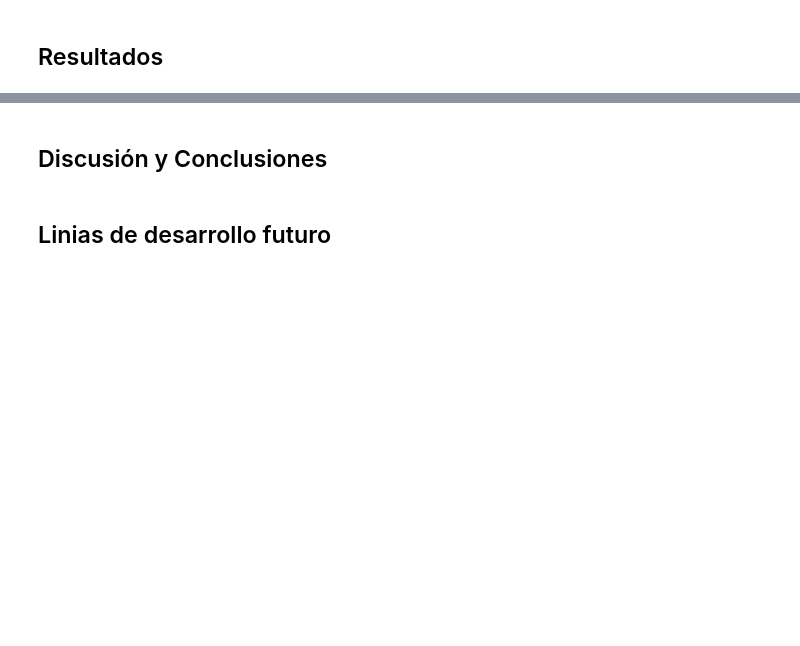
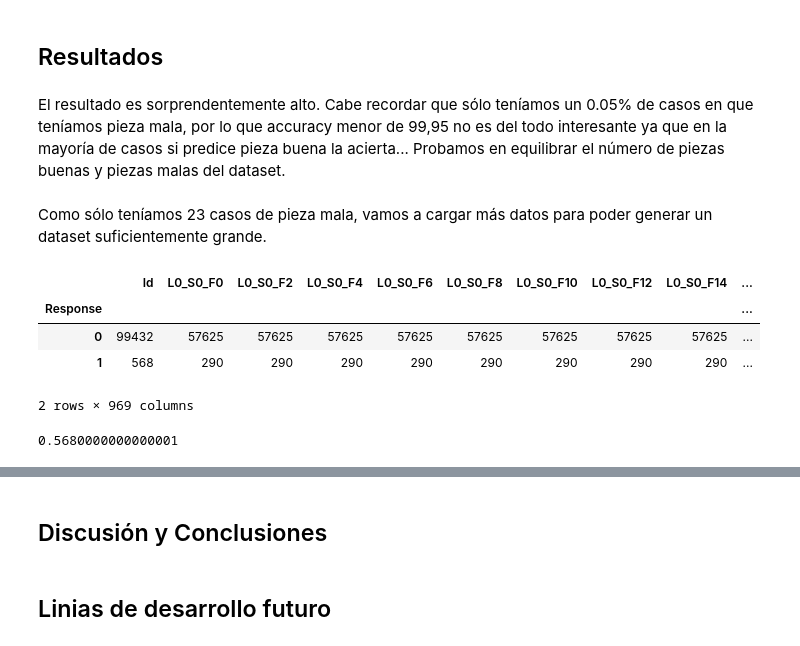
Before and after one commit to Tonmf/ProyectoIML, a Jupyter notebook: Casos/Caso_5.ipynb, the cells around one changed output, grey strips where cells are left out. Drawn from its saved outputs; the diff is of its cells as text; code cells hidden in the pictures; blank space fills up the shorter version.

```diff
--- a/Casos/Caso_5.ipynb
+++ b/Casos/Caso_5.ipynb
@@ -133,2 +277,21 @@ De este recuento podemos sacar un par de cosas interesantes:
 # %% [markdown]
 ## Resultados
+# %% [markdown]
+El resultado es sorprendentemente alto. Cabe recordar que sólo teníamos un 0.05% de casos en que teníamos pieza mala, por lo que accuracy menor de 99,95 no es del todo interesante ya que en la mayoría de casos si predice pieza buena la acierta... Probamos en equilibrar el número de piezas buenas y piezas malas del dataset.
+# %% [markdown]
+Como sólo teníamos 23 casos de pieza mala, vamos a cargar más datos para poder generar un dataset suficientemente grande.
+# %%
+df5 = pd.read_csv('/content/gdrive/My Drive/IML/Proyecto Final/train_numeric.csv',nrows=100000)
+# %%
+df_agrup = df5.groupby(by=['Response'])
+df_agrup.count()
+# %% [output]
+|  | Id | L0_S0_F0 | L0_S0_F2 | L0_S0_F4 | L0_S0_F6 | L0_S0_F8 | L0_S0_F10 | L0_S0_F12 | L0_S0_F14 | ... |
+| Response |  |  |  |  |  |  |  |  |  | ... |
+| 0 | 99432 | 57625 | 57625 | 57625 | 57625 | 57625 | 57625 | 57625 | 57625 | ... |
+| 1 | 568 | 290 | 290 | 290 | 290 | 290 | 290 | 290 | 290 | ... |
+2 rows × 969 columns
+# %%
+568/100000*100
+# %% [output]
+0.5680000000000001
```
Also changed, not shown: parts of 26 cells of this notebook.
